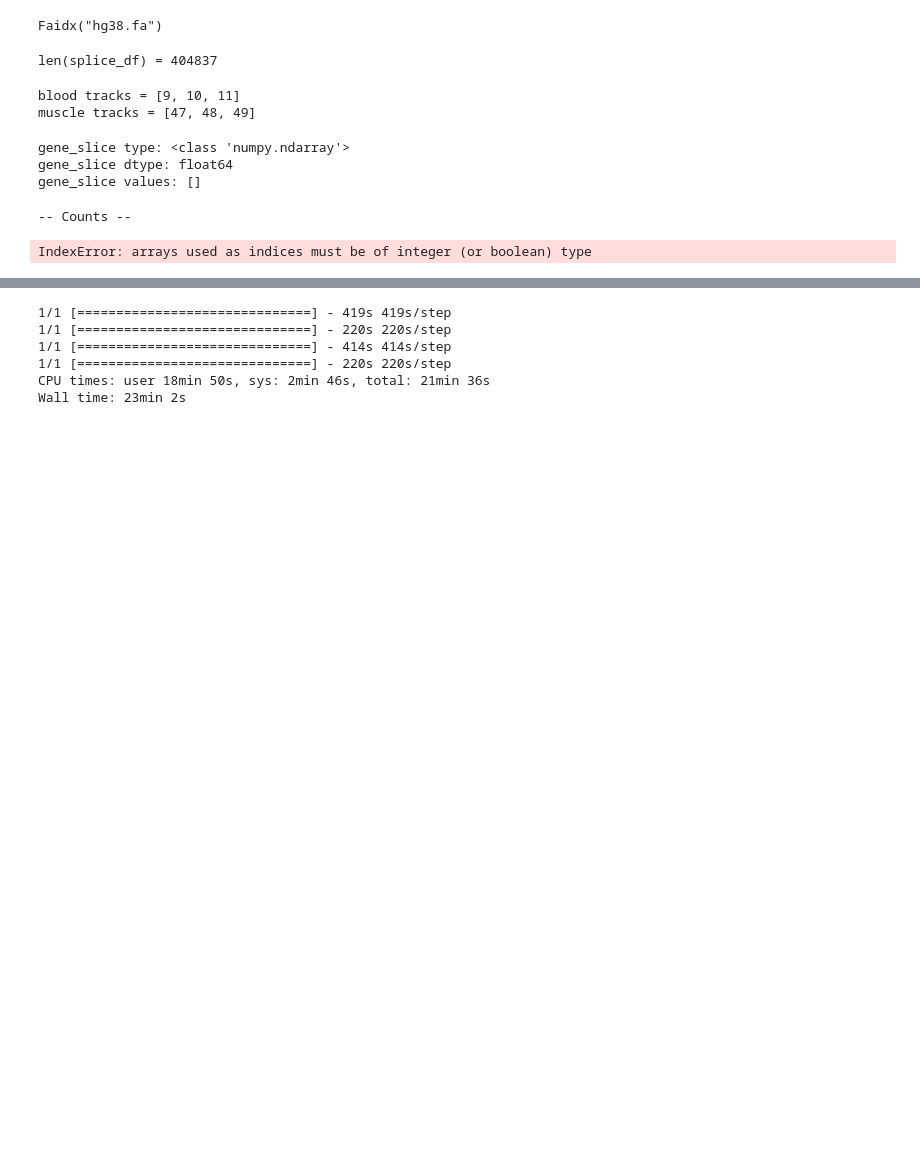
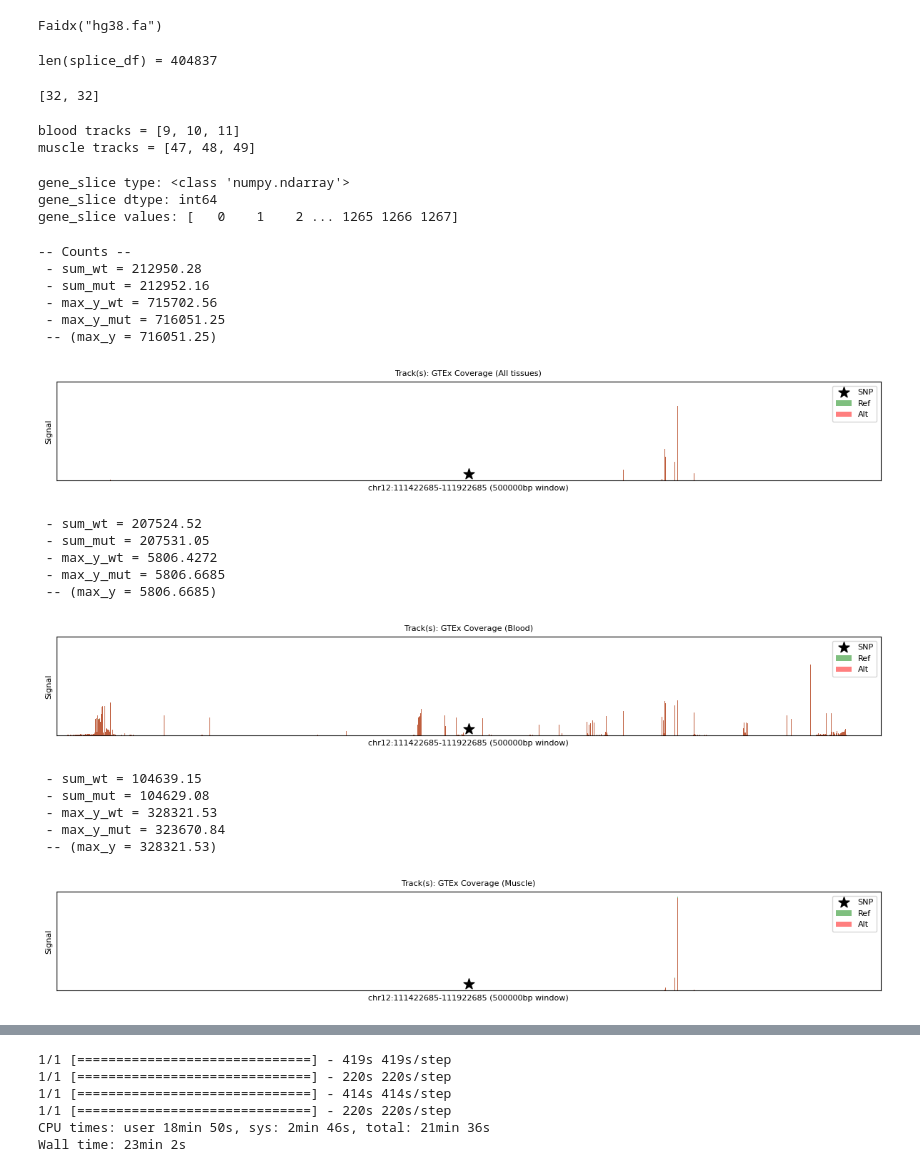
Before and after one commit to takezo-kikuchi/borzoi, a Jupyter notebook: examples/predictions.ipynb, the cells around one changed output, grey strips where cells are left out. Saved outputs shown, nothing was run; the diff lists cells and outputs as text; code cells hidden in the pictures; blank space fills up the shorter version.

Commit message:
run rs3782886 centered span = true/false

```diff
--- a/examples/predictions.ipynb
+++ b/examples/predictions.ipynb
@@ -159,9 +159,11 @@ len(splice_df) = 404837
 transcriptome = bgene.Transcriptome('gencode41_basic_nort.gtf')
 
 search_gene = 'ENSG00000111252' #SH2B3
-center_pos = 1116000
+#center_pos = 1116000
+center_pos = 111672685
 chrom = 'chr12'
-poses = [1116000]
+#poses = [1116000]
+poses = [111672685]
 alts = ['C']
 
 start = center_pos - seq_len // 2
@@ -177,7 +179,11 @@ seq_out_start = start + seqnn_model.model_strides[0]*seqnn_model.target_crops[0]
 seq_out_len = seqnn_model.model_strides[0]*seqnn_model.target_lengths[0]
 
 #Determine output positions of gene exons (bins overlapping with the gene's exons)
-gene_slice = gene.output_slice(seq_out_start, seq_out_len, seqnn_model.model_strides[0], False)
+gene_slice = gene.output_slice(seq_out_start, seq_out_len, seqnn_model.model_strides[0], span=True)
+# %%
+seqnn_model.model_strides
+# %% [output]
+[32, 32]
 # %%
 #Print index of GTEx blood and muscle tracks in targets file
 
@@ -194,8 +200,8 @@ print("gene_slice dtype:", gene_slice.dtype)
 print("gene_slice values:", gene_slice)
 # %% [output]
 gene_slice type: <class 'numpy.ndarray'>
-gene_slice dtype: float64
-gene_slice values: []
+gene_slice dtype: int64
+gene_slice values: [   0    1    2 ... 1265 1266 1267]
 # %%
 %%time
 #Predict for chr10_116952944_T_C
@@ -229,9 +235,9 @@ y_mut = predict_tracks(models, sequence_one_hot_mut)
 
 #Visualize quantized tracks over SNP
 
-plot_window = 400000
+plot_window = 500000
 bin_size = 32
-pad = 16
+pad = 0
 
 rescale_tracks = True
 normalize_counts = False
@@ -254,31 +260,48 @@ track_names = [
 track_scales = [0.01]*3
 track_transforms = [3./4.]*3
 soft_clips = [384.]*3
 
 print("-- Counts --")
 plot_coverage_track_pair_bins(
     y_wt,
     y_mut,
     chrom,
     start,
     center_pos,
     poses,
     track_indices,
     track_names,
     track_scales,
     track_transforms,
     soft_clips,
     plot_window=plot_window,
     normalize_window=1 * plot_window,
     bin_size=bin_size,
     pad=pad,
     rescale_tracks=rescale_tracks,
     normalize_counts=normalize_counts,
     save_figs=save_figs,
     save_suffix=save_suffix,
     gene_slice=gene_slice,
     anno_df=anno_df,
 )
 # %% [output]
 -- Counts --
+ - sum_wt = 212950.28
+ - sum_mut = 212952.16
+ - max_y_wt = 715702.56
+ - max_y_mut = 716051.25
+ -- (max_y = 716051.25)
+[figure, added]
-IndexError: arrays used as indices must be of integer (or boolean) type
+ - sum_wt = 207524.52
+ - sum_mut = 207531.05
+ - max_y_wt = 5806.4272
+ - max_y_mut = 5806.6685
+ -- (max_y = 5806.6685)
+[figure, added]
+ - sum_wt = 104639.15
+ - sum_mut = 104629.08
+ - max_y_wt = 328321.53
+ - max_y_mut = 323670.84
+ -- (max_y = 328321.53)
+[figure, added]
```
Also changed, not shown: parts of 1 cell of this notebook, 1 other file.
